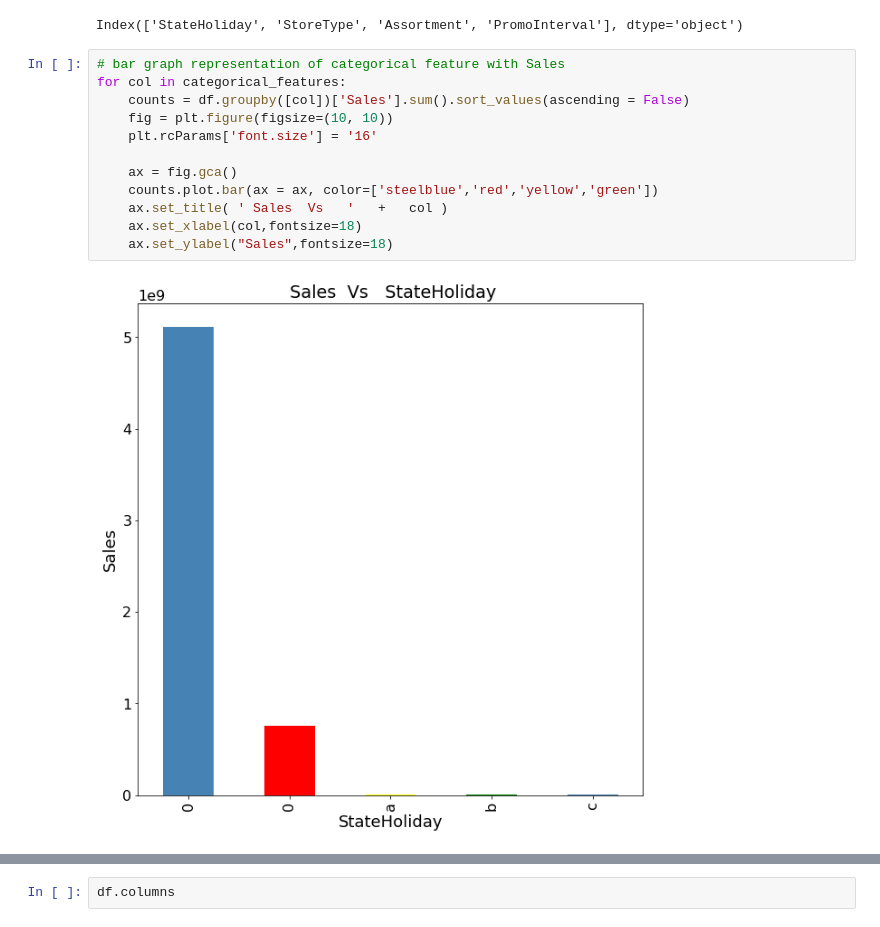
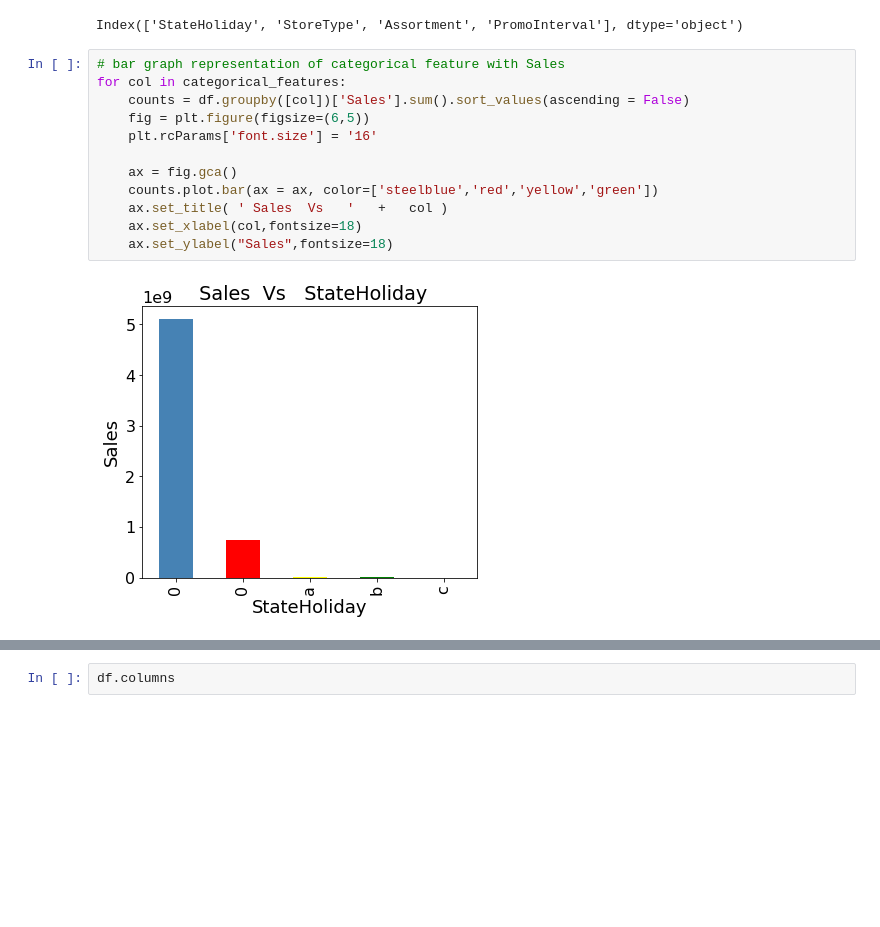
Before and after one commit to MANISH-KUMAR-CODES/Rossmann-Sales-Prediction, a Jupyter notebook: Rossmann_Sales_Prediction_Capstone_Project.ipynb, the cells around one changed output, grey strips where cells are left out. Saved outputs shown, nothing was run; the diff lists cells and outputs as text; blank space fills up the shorter version.

```diff
--- a/Rossmann_Sales_Prediction_Capstone_Project.ipynb
+++ b/Rossmann_Sales_Prediction_Capstone_Project.ipynb
@@ -411,14 +411,14 @@ Index(['StateHoliday', 'StoreType', 'Assortment', 'PromoInterval'], dtype='objec
 # %%
 # bar graph representation of categorical feature with Sales
 for col in categorical_features:
     counts = df.groupby([col])['Sales'].sum().sort_values(ascending = False)
-    fig = plt.figure(figsize=(10, 10))
+    fig = plt.figure(figsize=(6,5))
     plt.rcParams['font.size'] = '16'
 
     ax = fig.gca()
     counts.plot.bar(ax = ax, color=['steelblue','red','yellow','green'])
     ax.set_title( ' Sales  Vs   '   +   col )
     ax.set_xlabel(col,fontsize=18)
     ax.set_ylabel("Sales",fontsize=18)
 # %% [output]
-[figure, old version]
+[figure, new version]
```
Also changed, not shown: parts of 111 cells of this notebook.
